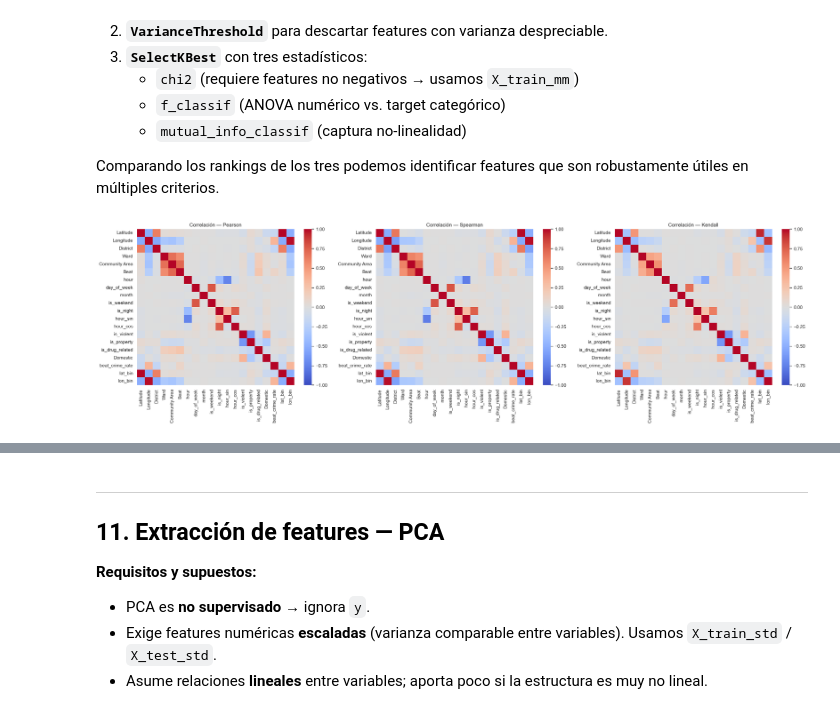
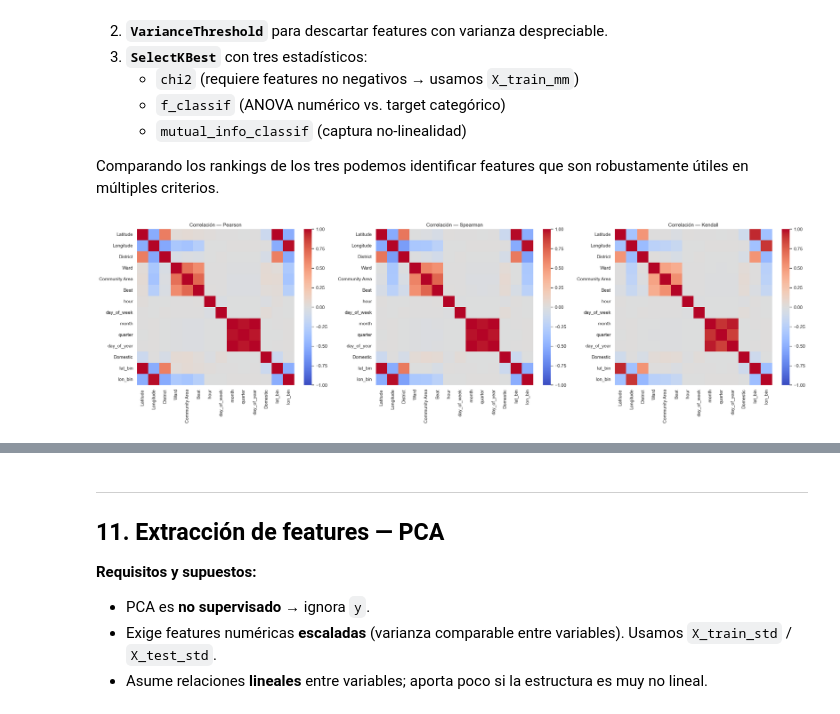
Before and after one commit to francomor/ceia-analisis-de-datos-tp-final, a Jupyter notebook: 2.tp_final_parte2_fran.ipynb, the cells around one changed output, grey strips where cells are left out. Saved outputs shown, nothing was run; the diff lists cells and outputs as text; code cells hidden in the pictures.

Commit message:
feature engineering de Date

```diff
--- a/2.tp_final_parte2_fran.ipynb
+++ b/2.tp_final_parte2_fran.ipynb
@@ -339,35 +323,8 @@ X_train[['hour', 'day_of_week', 'month', 'quarter',
 # %%
-VIOLENT = {'HOMICIDE', 'ASSAULT', 'BATTERY', 'ROBBERY', 'CRIM SEXUAL ASSAULT',
-           'CRIMINAL SEXUAL ASSAULT', 'KIDNAPPING'}
-PROPERTY = {'THEFT', 'BURGLARY', 'MOTOR VEHICLE THEFT', 'ARSON',
-            'CRIMINAL DAMAGE', 'CRIMINAL TRESPASS'}
-DRUG = {'NARCOTICS', 'OTHER NARCOTIC VIOLATION'}
+# Descartamos Date, porque ya tenemos las nuevas features
+X_train = X_train.drop(columns=['Date'])
+X_test  = X_test.drop(columns=['Date'])
 
-X_train['is_violent']      = X_train['Primary Type'].isin(VIOLENT).astype(int)
-X_train['is_property']     = X_train['Primary Type'].isin(PROPERTY).astype(int)
-X_train['is_drug_related'] = X_train['Primary Type'].isin(DRUG).astype(int)
-X_test['is_violent']       = X_test['Primary Type'].isin(VIOLENT).astype(int)
-X_test['is_property']      = X_test['Primary Type'].isin(PROPERTY).astype(int)
-X_test['is_drug_related']  = X_test['Primary Type'].isin(DRUG).astype(int)
-
-# Sanity check: mostrar tasa de arresto para cada flag en train — justifica por qué is_drug_related
-# merece estar en el dataset como feature orientada al target.
-flags = ['is_violent', 'is_property', 'is_drug_related']
-print('Tasa de arresto por flag (en train):')
-for f in flags:
-    rate = y_train.groupby(X_train[f].values).mean().round(4)
-    print(f'  {f}: {dict(rate)}')
-
-# Frecuencia de crímenes por Beat (aprendida en TRAIN)
-beat_rate_map = X_train['Beat'].value_counts().to_dict()
-fallback      = float(np.median(list(beat_rate_map.values())))
-X_train['beat_crime_rate'] = X_train['Beat'].map(beat_rate_map).fillna(fallback)
-X_test['beat_crime_rate']  = X_test['Beat'].map(beat_rate_map).fillna(fallback)
-
-# Ya explotamos Date y IUCR (redundante con Primary Type + FBI Code)
-X_train = X_train.drop(columns=['Date', 'IUCR'])
-X_test  = X_test.drop(columns=['Date', 'IUCR'])
-
-print(f'\nX_train: {X_train.shape} | X_test: {X_test.shape}')
+print(f'X_train: {X_train.shape} | X_test: {X_test.shape}')
 X_train.head(3)
 # %% [output]
@@ -645,25 +587,23 @@ Comparando los rankings de los tres podemos identificar features que son robusta
 # %%
 # Heatmap de correlaciones — muestreamos para que sea legible
 sample_cols = [
     'Latitude', 'Longitude',
     'District', 'Ward', 'Community Area', 'Beat',
-    'hour', 'day_of_week', 'month', 'is_weekend', 'is_night',
-    'hour_sin', 'hour_cos',
-    'is_violent', 'is_property', 'is_drug_related',
+    'hour', 'day_of_week', 'month', 'quarter', 'day_of_year',
     'Domestic',
-    'beat_crime_rate', 'lat_bin', 'lon_bin',
+    'lat_bin', 'lon_bin',
 ]
 sample_cols = [c for c in sample_cols if c in X_train_std.columns]
 
 fig, axes = plt.subplots(1, 3, figsize=(24, 7))
 for ax, method in zip(axes, ['pearson', 'spearman', 'kendall']):
     corr = X_train_std[sample_cols].corr(method=method)
     sns.heatmap(corr, annot=False, cmap='coolwarm', center=0, vmin=-1, vmax=1, ax=ax)
     ax.set_title(f'Correlación — {method.capitalize()}')
 plt.tight_layout()
 plt.show()
 # %% [output]
-[figure, old version]
+[figure, new version]
 # %%
 # Pares con |corr| alta (Pearson), como señal de redundancia
 corr_p = X_train_std[sample_cols].corr().abs()
```
Also changed, not shown: parts of 23 cells of this notebook.
